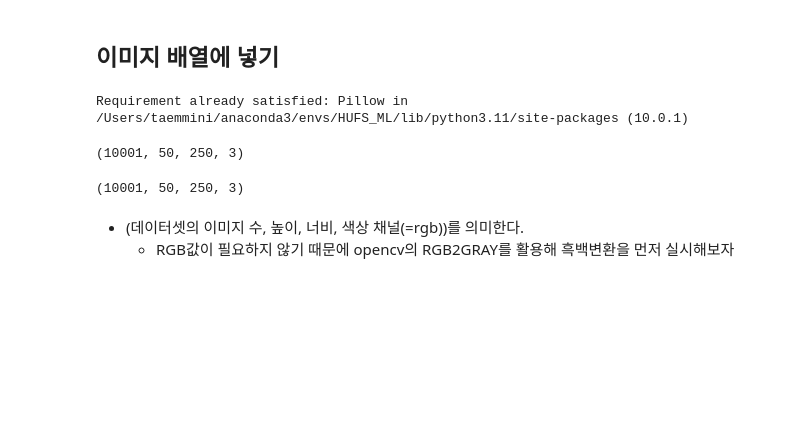
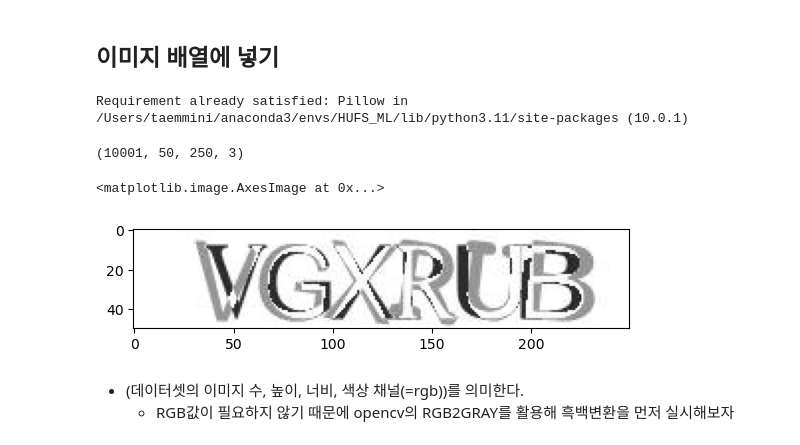
Before and after one commit to taemmini/2023_Fall_HUFS_ML_Project_7, a Jupyter notebook: Preprocessing_CAPCHA.ipynb, the cells around one changed output. Cells and saved outputs as stored; diff of their text form; code cells hidden in the pictures; blank space fills up the shorter version.

```diff
--- a/Preprocessing_CAPCHA.ipynb
+++ b/Preprocessing_CAPCHA.ipynb
@@ -73,13 +72,20 @@ img_list_jpeg = [file for file in img_list if file.endswith(".jpeg")]
 # %%
-# 넘파이 배열 변환
-img_np_list = []
-for img in img_list_jpeg:
-    img_np = np.array(Image.open(image_path + img))
-    img_np_list.append(img_np)
+import numpy as np
+
+# 이미지를 넘파이 배열로 변환하여 저장
+images = []
+for img_file in img_list_sorted:
+    img_path = os.path.join(image_path, img_file)
+    img = Image.open(img_path)
+    img_array = np.array(img)
+    images.append(img_array)
+
+# 모든 이미지를 포함하는 하나의 넘파이 배열 생성
+np_images = np.array(images)
+
+# 결과 확인
+print(np_images.shape)
+# %% [output]
+(10001, 50, 250, 3)
-# %%
-img_np = np.array(img_np_list)
-print(img_np.shape)
-# %% [output]
-(10001, 50, 250, 3)
 # %%
 # npy 파일로 저장
@@ -87,8 +93,9 @@ np.save('Datasets_Captcha/Captcha_images.npy', img_np)
-# %%
-# 배열의 크기 확인
-print(img_np.shape)
-# %% [output]
-(10001, 50, 250, 3)
+# %%
+# 첫번째 이미지 출력
+plt.imshow(np_images[0])
+# %% [output]
+<matplotlib.image.AxesImage at 0x...>
+[figure, added]
 # %% [markdown]
 - (데이터셋의 이미지 수, 높이, 너비, 색상 채널(=rgb))를 의미한다.
     - RGB값이 필요하지 않기 때문에 opencv의 RGB2GRAY를 활용해 흑백변환을 먼저 실시해보자
```
Also changed, not shown: parts of 12 cells of this notebook, 1 other file.
